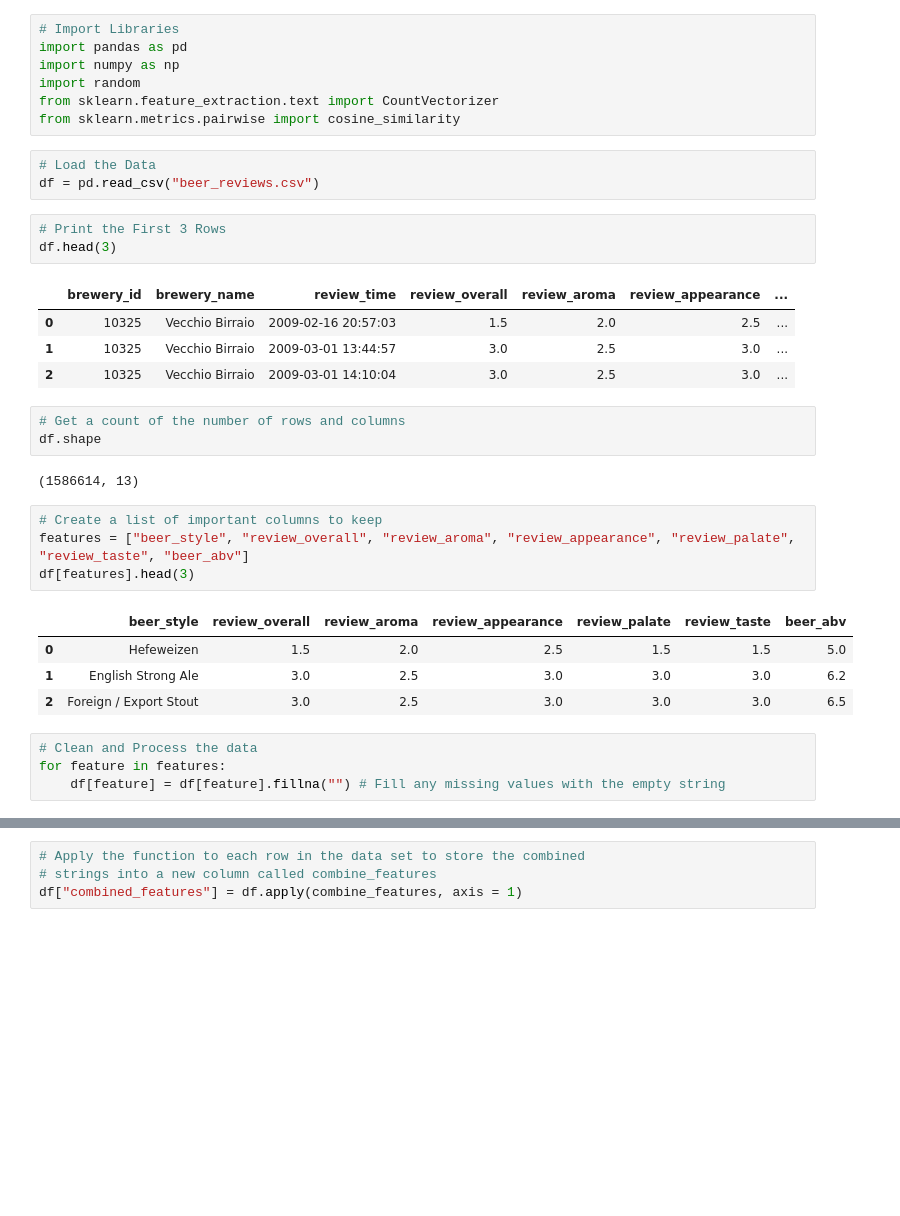
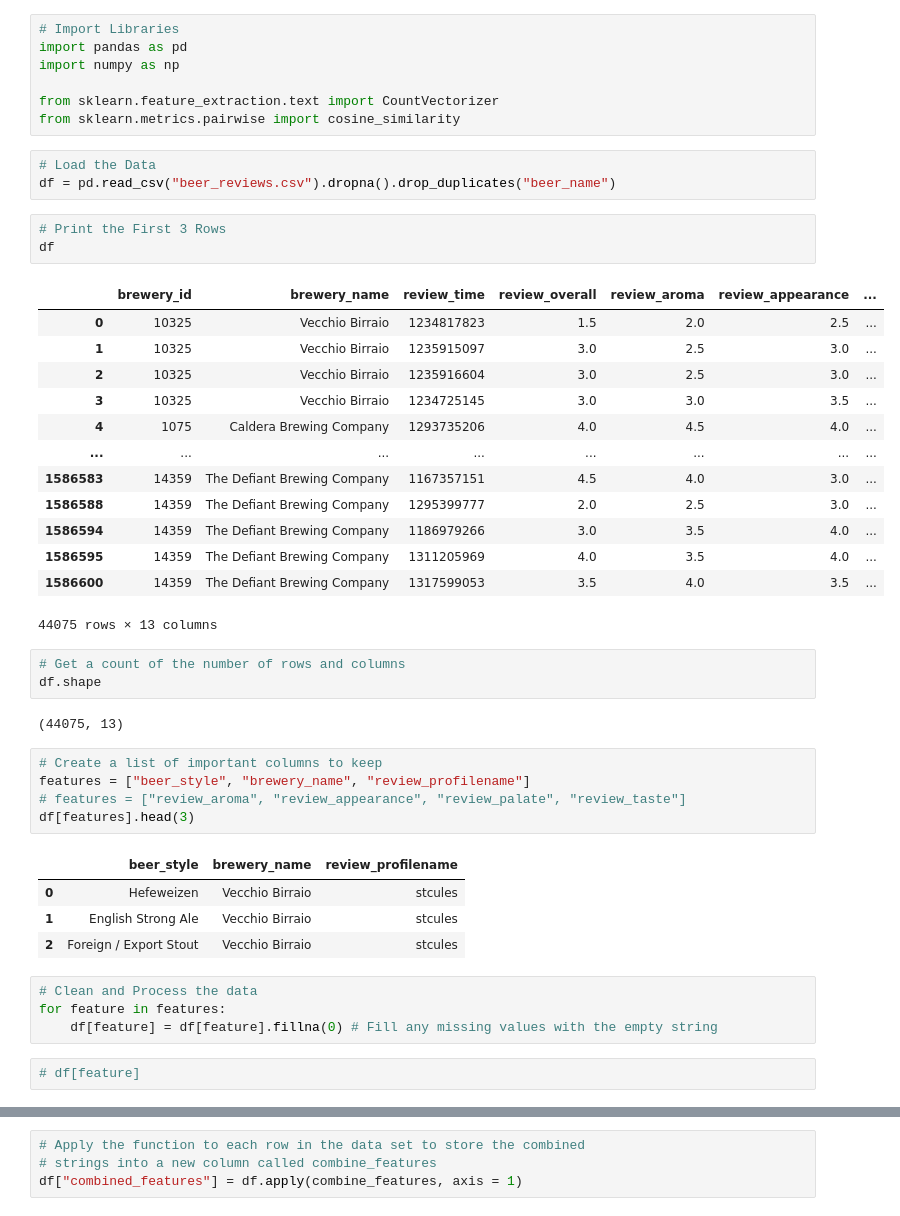
Before and after one commit to elzster/BeerAnalyzer, a Jupyter notebook: Miguel_ML_Engine/Beer_Recommendation_Engine.ipynb, the cells around one changed output, grey strips where cells are left out. Cells and saved outputs as stored; diff of their text form; blank space fills up the shorter version.

```diff
--- a/Miguel_ML_Engine/Beer_Recommendation_Engine.ipynb
+++ b/Miguel_ML_Engine/Beer_Recommendation_Engine.ipynb
@@ -2,37 +2,49 @@
 # Import Libraries
 import pandas as pd
 import numpy as np
-import random
+
 from sklearn.feature_extraction.text import CountVectorizer
 from sklearn.metrics.pairwise import cosine_similarity
 # %%
 # Load the Data
-df = pd.read_csv("beer_reviews.csv")
+df = pd.read_csv("beer_reviews.csv").dropna().drop_duplicates("beer_name")
 # %%
 # Print the First 3 Rows
-df.head(3)
+df
 # %% [output]
 |  | brewery_id | brewery_name | review_time | review_overall | review_aroma | review_appearance | ... |
-| 0 | 10325 | Vecchio Birraio | 2009-02-16 20:57:03 | 1.5 | 2.0 | 2.5 | ... |
-| 1 | 10325 | Vecchio Birraio | 2009-03-01 13:44:57 | 3.0 | 2.5 | 3.0 | ... |
-| 2 | 10325 | Vecchio Birraio | 2009-03-01 14:10:04 | 3.0 | 2.5 | 3.0 | ... |
+| 0 | 10325 | Vecchio Birraio | 1234817823 | 1.5 | 2.0 | 2.5 | ... |
+| 1 | 10325 | Vecchio Birraio | 1235915097 | 3.0 | 2.5 | 3.0 | ... |
+| 2 | 10325 | Vecchio Birraio | 1235916604 | 3.0 | 2.5 | 3.0 | ... |
+| 3 | 10325 | Vecchio Birraio | 1234725145 | 3.0 | 3.0 | 3.5 | ... |
+| 4 | 1075 | Caldera Brewing Company | 1293735206 | 4.0 | 4.5 | 4.0 | ... |
+| ... | ... | ... | ... | ... | ... | ... | ... |
+| 1586583 | 14359 | The Defiant Brewing Company | 1167357151 | 4.5 | 4.0 | 3.0 | ... |
+| 1586588 | 14359 | The Defiant Brewing Company | 1295399777 | 2.0 | 2.5 | 3.0 | ... |
+| 1586594 | 14359 | The Defiant Brewing Company | 1186979266 | 3.0 | 3.5 | 4.0 | ... |
+| 1586595 | 14359 | The Defiant Brewing Company | 1311205969 | 4.0 | 3.5 | 4.0 | ... |
+| 1586600 | 14359 | The Defiant Brewing Company | 1317599053 | 3.5 | 4.0 | 3.5 | ... |
+44075 rows × 13 columns
 # %%
 # Get a count of the number of rows and columns
 df.shape
 # %% [output]
-(1586614, 13)
+(44075, 13)
 # %%
 # Create a list of important columns to keep
-features = ["beer_style", "review_overall", "review_aroma", "review_appearance", "review_palate", "review_taste", "beer_abv"]
+features = ["beer_style", "brewery_name", "review_profilename"]
+# features = ["review_aroma", "review_appearance", "review_palate", "review_taste"]
 df[features].head(3)
 # %% [output]
-|  | beer_style | review_overall | review_aroma | review_appearance | review_palate | review_taste | beer_abv |
-| 0 | Hefeweizen | 1.5 | 2.0 | 2.5 | 1.5 | 1.5 | 5.0 |
-| 1 | English Strong Ale | 3.0 | 2.5 | 3.0 | 3.0 | 3.0 | 6.2 |
-| 2 | Foreign / Export Stout | 3.0 | 2.5 | 3.0 | 3.0 | 3.0 | 6.5 |
+|  | beer_style | brewery_name | review_profilename |
+| 0 | Hefeweizen | Vecchio Birraio | stcules |
+| 1 | English Strong Ale | Vecchio Birraio | stcules |
+| 2 | Foreign / Export Stout | Vecchio Birraio | stcules |
 # %%
 # Clean and Process the data
 for feature in features:
-    df[feature] = df[feature].fillna("") # Fill any missing values with the empty string
+    df[feature] = df[feature].fillna(0) # Fill any missing values with the empty string
+# %%
+# df[feature]
 # %%
 # Create a function to combine the values of the important columns into a single string
```
Also changed, not shown: parts of 25 cells of this notebook.
